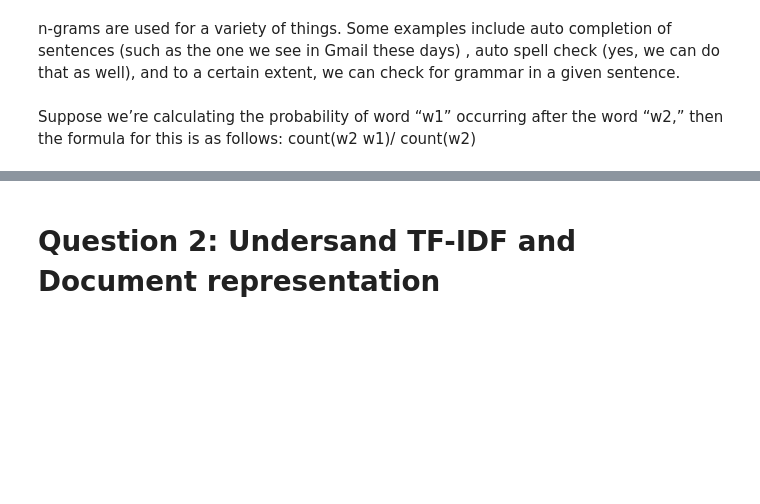
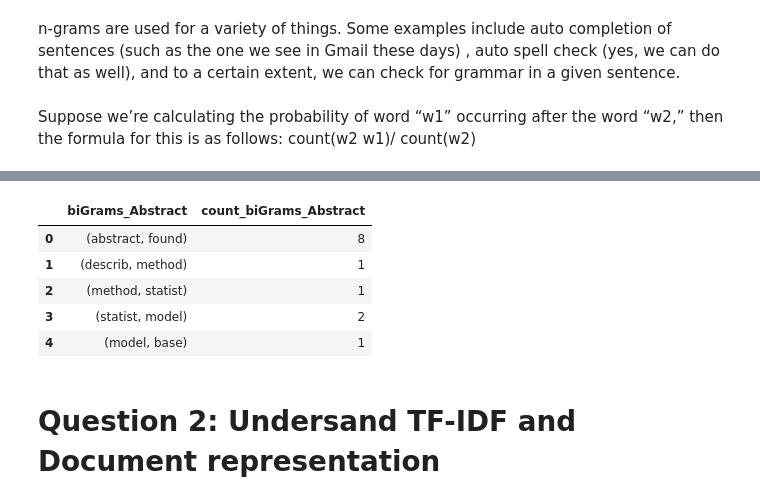
Before and after one commit to prithvikolla/Compuational_Methods_INFO5731, a Jupyter notebook: Assignment/INFO_5731_Assignment_3.ipynb, the cells around one changed output, grey strips where cells are left out. Drawn from its saved outputs; the diff is of its cells as text; code cells hidden in the pictures; blank space fills up the shorter version.

```diff
--- a/Assignment/INFO_5731_Assignment_3.ipynb
+++ b/Assignment/INFO_5731_Assignment_3.ipynb
@@ -177,2 +210,11 @@ Suppose we’re calculating the probability of word “w1” occurring after the
+# %%
+df3.head()
+# %% [output]
+|  | biGrams_Abstract | count_biGrams_Abstract |
+| 0 | (abstract, found) | 8 |
+| 1 | (describ, method) | 1 |
+| 2 | (method, statist) | 1 |
+| 3 | (statist, model) | 2 |
+| 4 | (model, base) | 1 |
 # %%
 #Calculate the probabilities for all the bigrams in the dataset by using the fomular count(w2 w1) / count(w2). For example, count(really like) / count(really) = 1 / 3 = 0.33
```
Also changed, not shown: parts of 5 cells of this notebook.
